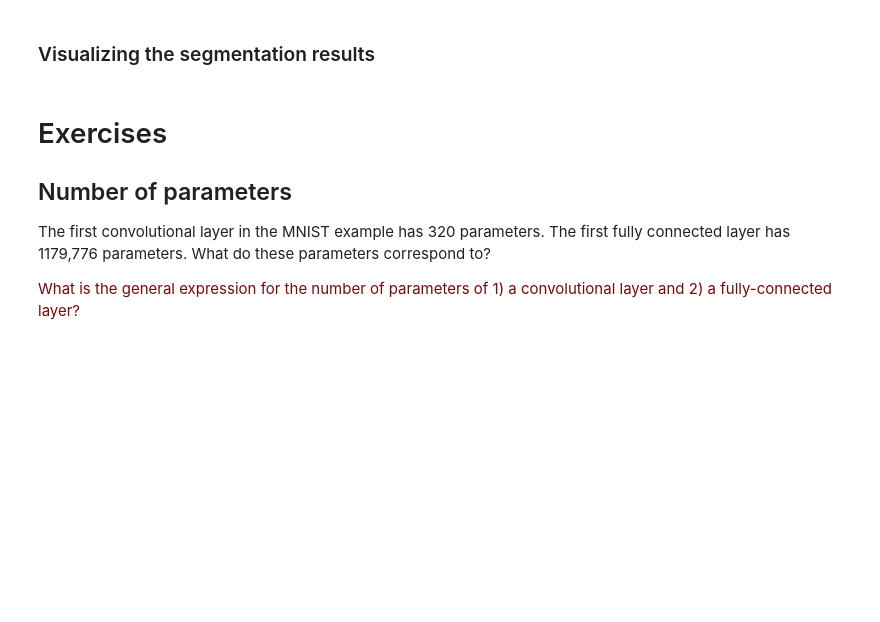
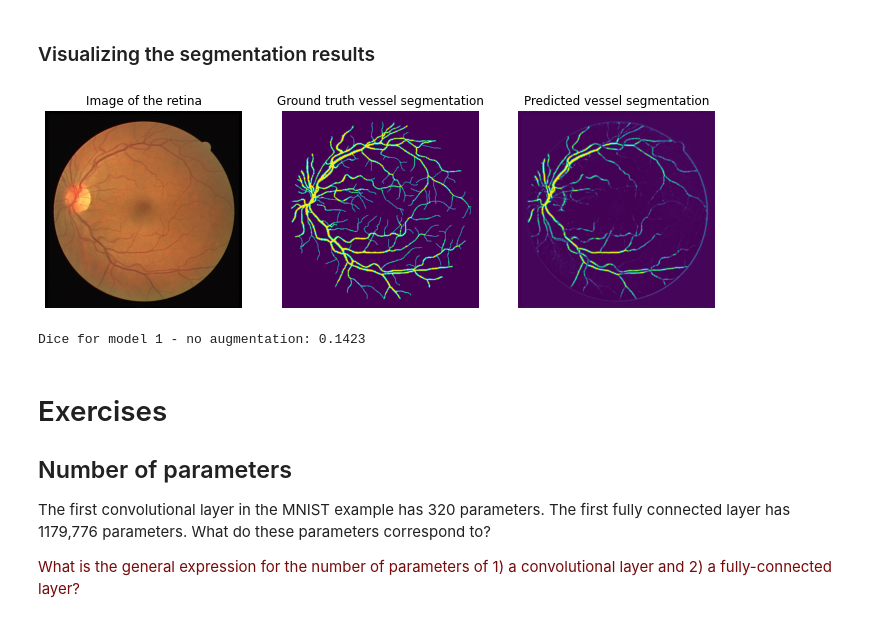
Before and after one commit to MirtheK/8dm50-machine-learning, a Jupyter notebook: practicals/week_4.ipynb, the cells around one changed output. Cells and saved outputs as stored; diff of their text form; code cells hidden in the pictures; blank space fills up the shorter version.

```diff
--- a/practicals/week_4.ipynb
+++ b/practicals/week_4.ipynb
@@ -320,40 +320,45 @@ KeyboardInterrupt:
 ### Visualizing the segmentation results
 # %%
 # run the model on one test image and show the results
-from unet_utils import preprocessing
+from unet_utils_new import preprocessing
+from unet_utils_new import load_data
 
 # test data paths
-impaths_test = glob(data_folder + 'test/images/*.tif')
+search_folder_test = os.path.join(data_folder, 'test', 'images')
+impaths_test = glob(search_folder_test + '\*.tif')
 
 # load data
 test_images, test_masks, test_segmentations = load_data(impaths_test, test=True)
+
 
 # pad the data to fit the U-Net model
 test_images, test_masks, test_segmentations = preprocessing(test_images, test_masks, test_segmentations,
                                                             desired_shape=(584, 584))
 
 # use a single image to evaluate
 X_test_i, y_test_i = np.expand_dims(test_images[0], axis=0), np.expand_dims(test_masks[0], axis=0)
 
 # predict test samples
 test_prediction = model.predict(X_test_i, batch_size=4)
 
 # visualize the test result
 plt.figure(figsize=(12, 10))
 
 plt.subplot(1, 3, 1)
 plt.title("Image of the retina")
 plt.axis('off')
 plt.imshow(test_images[0])
 
 plt.subplot(1, 3, 2)
 plt.title("Ground truth vessel segmentation")
 plt.axis('off')
 plt.imshow(test_segmentations[0][:, :, 0])
 
 plt.subplot(1, 3, 3)
 plt.title("Predicted vessel segmentation")
 plt.axis('off')
 plt.imshow(test_prediction[0, :, :, 0])
 
 plt.show()
+# %% [output]
+[figure, added]
@@ -360,3 +370,9 @@ plt.show()
+# %%
+#Calculate the dice:
+dice_model1 = dice(test_prediction, y_test_i)
+print("Dice for model 1 - no augmentation: {}".format(np.round(dice_model1,4)))
+# %% [output]
+Dice for model 1 - no augmentation: 0.1423
 # %% [markdown]
 # Exercises
 
```
Also changed, not shown: parts of 20 cells of this notebook.
